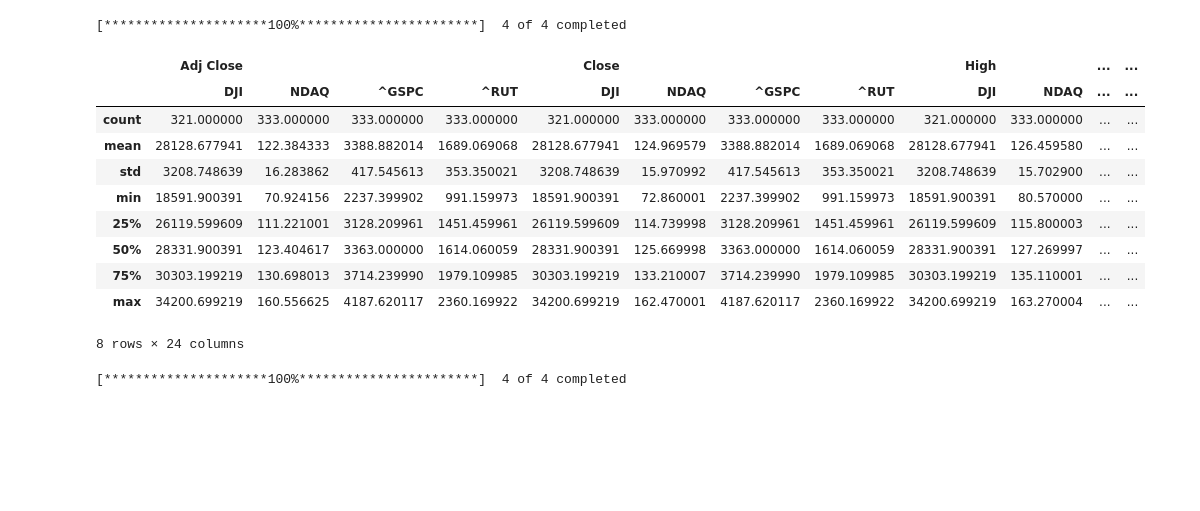
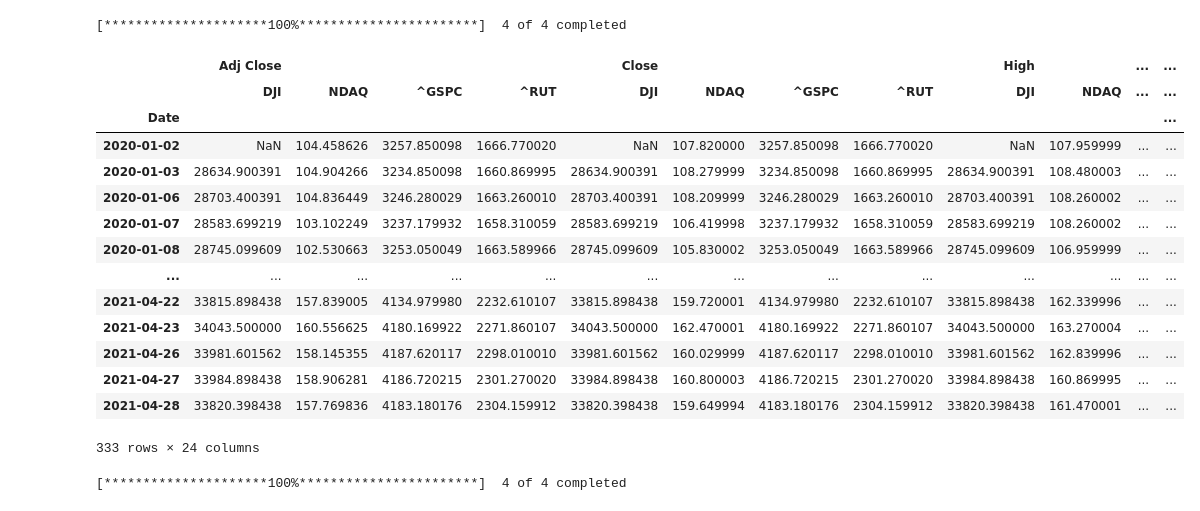
Before and after one commit to DDEEEVV/Project-101-CryptoAnalysis, a Jupyter notebook: crypyo_analysis_project.ipynb, the cells around one changed output. Saved outputs shown, nothing was run; the diff lists cells and outputs as text; code cells hidden in the pictures; blank space fills up the shorter version.

```diff
--- a/crypyo_analysis_project.ipynb
+++ b/crypyo_analysis_project.ipynb
@@ -23,23 +23,27 @@ indices = ["^GSPC", "DJI" , "NDAQ", "^RUT" ]
 # %%
 start_date_pandemic = "2020-01-01"
 end_date_pandemic = "2021-04-29"
 
 crypto_data = yf.download(indices, start_date_pandemic, end_date_pandemic)
 crypto_data["Close"].pct_change().dropna()
-crypto_data.describe()
+crypto_data
 # %% [output]
 [*********************100%***********************]  4 of 4 completed
 |  | Adj Close |  |  |  | Close |  |  |  | High |  | ... | ... |
 |  | DJI | NDAQ | ^GSPC | ^RUT | DJI | NDAQ | ^GSPC | ^RUT | DJI | NDAQ | ... | ... |
-| count | 321.000000 | 333.000000 | 333.000000 | 333.000000 | 321.000000 | 333.000000 | 333.000000 | 333.000000 | 321.000000 | 333.000000 | ... | ... |
-| mean | 28128.677941 | 122.384333 | 3388.882014 | 1689.069068 | 28128.677941 | 124.969579 | 3388.882014 | 1689.069068 | 28128.677941 | 126.459580 | ... | ... |
-| std | 3208.748639 | 16.283862 | 417.545613 | 353.350021 | 3208.748639 | 15.970992 | 417.545613 | 353.350021 | 3208.748639 | 15.702900 | ... | ... |
-| min | 18591.900391 | 70.924156 | 2237.399902 | 991.159973 | 18591.900391 | 72.860001 | 2237.399902 | 991.159973 | 18591.900391 | 80.570000 | ... | ... |
-| 25% | 26119.599609 | 111.221001 | 3128.209961 | 1451.459961 | 26119.599609 | 114.739998 | 3128.209961 | 1451.459961 | 26119.599609 | 115.800003 | ... | ... |
-| 50% | 28331.900391 | 123.404617 | 3363.000000 | 1614.060059 | 28331.900391 | 125.669998 | 3363.000000 | 1614.060059 | 28331.900391 | 127.269997 | ... | ... |
-| 75% | 30303.199219 | 130.698013 | 3714.239990 | 1979.109985 | 30303.199219 | 133.210007 | 3714.239990 | 1979.109985 | 30303.199219 | 135.110001 | ... | ... |
-| max | 34200.699219 | 160.556625 | 4187.620117 | 2360.169922 | 34200.699219 | 162.470001 | 4187.620117 | 2360.169922 | 34200.699219 | 163.270004 | ... | ... |
+| Date |  |  |  |  |  |  |  |  |  |  |  | ... |
+| 2020-01-02 | NaN | 104.458626 | 3257.850098 | 1666.770020 | NaN | 107.820000 | 3257.850098 | 1666.770020 | NaN | 107.959999 | ... | ... |
+| 2020-01-03 | 28634.900391 | 104.904266 | 3234.850098 | 1660.869995 | 28634.900391 | 108.279999 | 3234.850098 | 1660.869995 | 28634.900391 | 108.480003 | ... | ... |
+| 2020-01-06 | 28703.400391 | 104.836449 | 3246.280029 | 1663.260010 | 28703.400391 | 108.209999 | 3246.280029 | 1663.260010 | 28703.400391 | 108.260002 | ... | ... |
+| 2020-01-07 | 28583.699219 | 103.102249 | 3237.179932 | 1658.310059 | 28583.699219 | 106.419998 | 3237.179932 | 1658.310059 | 28583.699219 | 108.260002 | ... | ... |
+| 2020-01-08 | 28745.099609 | 102.530663 | 3253.050049 | 1663.589966 | 28745.099609 | 105.830002 | 3253.050049 | 1663.589966 | 28745.099609 | 106.959999 | ... | ... |
+| ... | ... | ... | ... | ... | ... | ... | ... | ... | ... | ... | ... | ... |
+| 2021-04-22 | 33815.898438 | 157.839005 | 4134.979980 | 2232.610107 | 33815.898438 | 159.720001 | 4134.979980 | 2232.610107 | 33815.898438 | 162.339996 | ... | ... |
+| 2021-04-23 | 34043.500000 | 160.556625 | 4180.169922 | 2271.860107 | 34043.500000 | 162.470001 | 4180.169922 | 2271.860107 | 34043.500000 | 163.270004 | ... | ... |
+| 2021-04-26 | 33981.601562 | 158.145355 | 4187.620117 | 2298.010010 | 33981.601562 | 160.029999 | 4187.620117 | 2298.010010 | 33981.601562 | 162.839996 | ... | ... |
+| 2021-04-27 | 33984.898438 | 158.906281 | 4186.720215 | 2301.270020 | 33984.898438 | 160.800003 | 4186.720215 | 2301.270020 | 33984.898438 | 160.869995 | ... | ... |
+| 2021-04-28 | 33820.398438 | 157.769836 | 4183.180176 | 2304.159912 | 33820.398438 | 159.649994 | 4183.180176 | 2304.159912 | 33820.398438 | 161.470001 | ... | ... |
-8 rows × 24 columns
+333 rows × 24 columns
 # %%
 # I want to analyze the Crypto Market during the Covid-19 Pandemic and the post Covid-19 Pandemic.
 start_date_pandemic = "2020-01-01"
```
Also changed, not shown: parts of 1 cell of this notebook, 1 other file.
